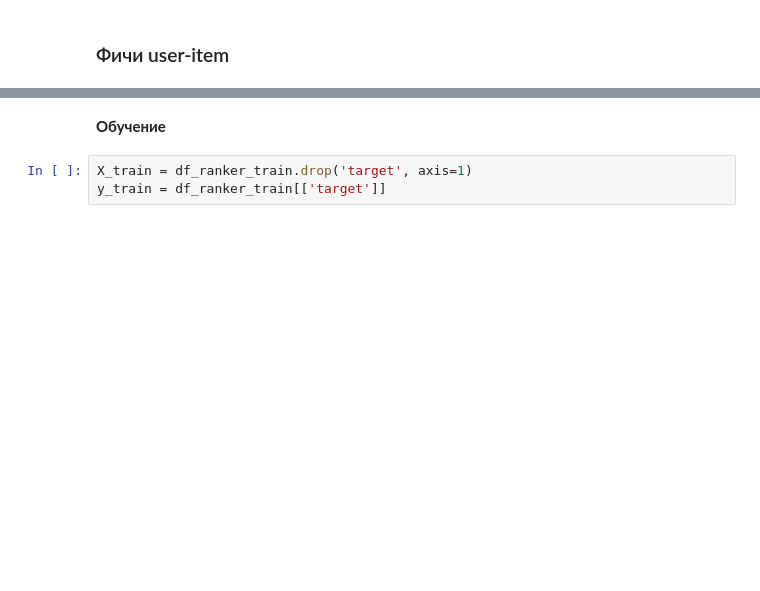
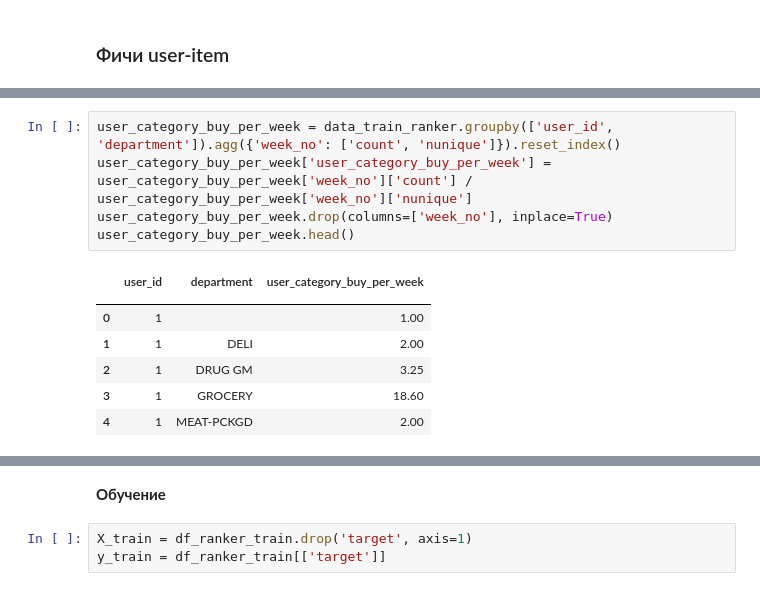
Before and after one commit to zhukovnikolay/RecSys, a Jupyter notebook: hw6.ipynb, the cells around one changed output, grey strips where cells are left out. Drawn from its saved outputs; the diff is of its cells as text; blank space fills up the shorter version.

```diff
--- a/hw6.ipynb
+++ b/hw6.ipynb
@@ -397,0 +441,13 @@ todo
+# %%
+user_category_buy_per_week = data_train_ranker.groupby(['user_id', 'department']).agg({'week_no': ['count', 'nunique']}).reset_index()
+user_category_buy_per_week['user_category_buy_per_week'] = user_category_buy_per_week['week_no']['count'] / user_category_buy_per_week['week_no']['nunique']
+user_category_buy_per_week.drop(columns=['week_no'], inplace=True)
+user_category_buy_per_week.head()
+# %% [output]
+|  | user_id | department | user_category_buy_per_week |
+|  |  |  |  |
+| 0 | 1 |  | 1.00 |
+| 1 | 1 | DELI | 2.00 |
+| 2 | 1 | DRUG GM | 3.25 |
+| 3 | 1 | GROCERY | 18.60 |
+| 4 | 1 | MEAT-PCKGD | 2.00 |
```
Also changed, not shown: parts of 26 cells of this notebook.
